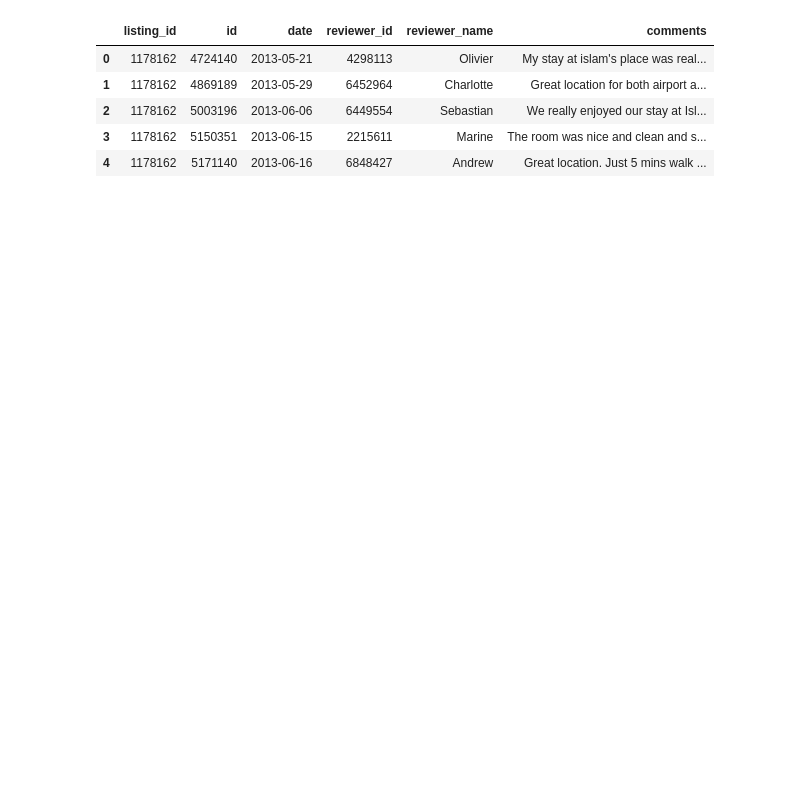
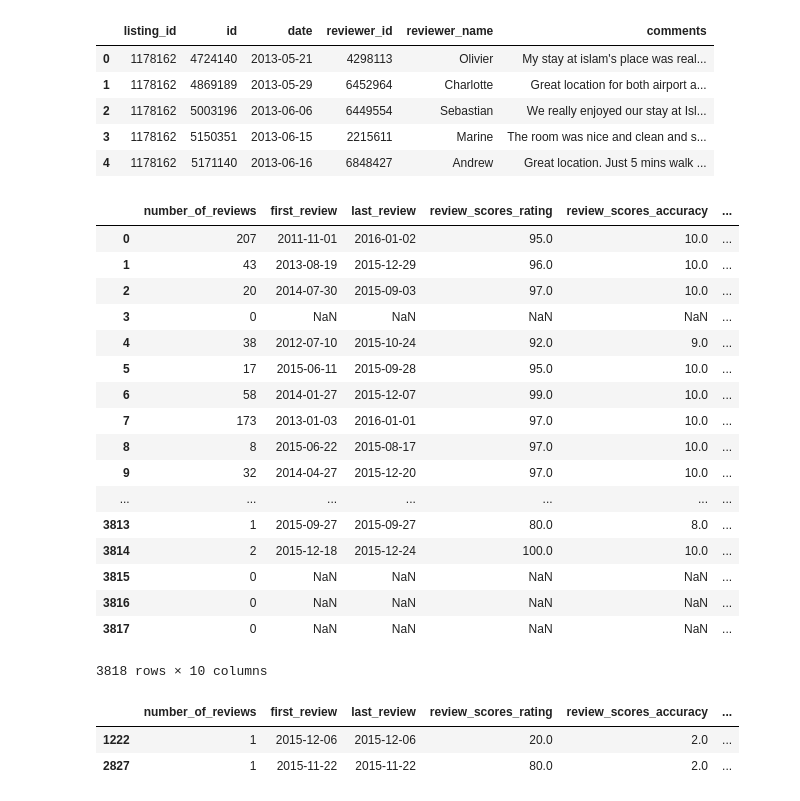
Before and after one commit to hcxie/DS-project-seattle-boston-Airbnb-customer-review-data-anaylsis, a Jupyter notebook: airbnb customer review comments data analysis.ipynb, the cells around one changed output. Drawn from its saved outputs; the diff is of its cells as text; code cells hidden in the pictures; blank space fills up the shorter version.

```diff
--- a/airbnb customer review comments data analysis.ipynb
+++ b/airbnb customer review comments data analysis.ipynb
@@ -156,3 +374,40 @@ boston_reviews.head()
 | 2 | 1178162 | 5003196 | 2013-06-06 | 6449554 | Sebastian | We really enjoyed our stay at Isl... |
 | 3 | 1178162 | 5150351 | 2013-06-15 | 2215611 | Marine | The room was nice and clean and s... |
 | 4 | 1178162 | 5171140 | 2013-06-16 | 6848427 | Andrew | Great location. Just 5 mins walk ... |
+# %%
+seattle_listings=pd.read_csv("seattle/listings.csv")
+# %%
+seattle_listings[['number_of_reviews',
+       'first_review', 'last_review', 'review_scores_rating',
+       'review_scores_accuracy', 'review_scores_cleanliness',
+       'review_scores_checkin', 'review_scores_communication',
+       'review_scores_location', 'review_scores_value']]
+# %% [output]
+|  | number_of_reviews | first_review | last_review | review_scores_rating | review_scores_accuracy | ... |
+| 0 | 207 | 2011-11-01 | 2016-01-02 | 95.0 | 10.0 | ... |
+| 1 | 43 | 2013-08-19 | 2015-12-29 | 96.0 | 10.0 | ... |
+| 2 | 20 | 2014-07-30 | 2015-09-03 | 97.0 | 10.0 | ... |
+| 3 | 0 | NaN | NaN | NaN | NaN | ... |
+| 4 | 38 | 2012-07-10 | 2015-10-24 | 92.0 | 9.0 | ... |
+| 5 | 17 | 2015-06-11 | 2015-09-28 | 95.0 | 10.0 | ... |
+| 6 | 58 | 2014-01-27 | 2015-12-07 | 99.0 | 10.0 | ... |
+| 7 | 173 | 2013-01-03 | 2016-01-01 | 97.0 | 10.0 | ... |
+| 8 | 8 | 2015-06-22 | 2015-08-17 | 97.0 | 10.0 | ... |
+| 9 | 32 | 2014-04-27 | 2015-12-20 | 97.0 | 10.0 | ... |
+| ... | ... | ... | ... | ... | ... | ... |
+| 3813 | 1 | 2015-09-27 | 2015-09-27 | 80.0 | 8.0 | ... |
+| 3814 | 2 | 2015-12-18 | 2015-12-24 | 100.0 | 10.0 | ... |
+| 3815 | 0 | NaN | NaN | NaN | NaN | ... |
+| 3816 | 0 | NaN | NaN | NaN | NaN | ... |
+| 3817 | 0 | NaN | NaN | NaN | NaN | ... |
+3818 rows × 10 columns
+# %%
+seattle_listings[seattle_listings['review_scores_accuracy']==2.][['number_of_reviews',
+       'first_review', 'last_review', 'review_scores_rating',
+       'review_scores_accuracy', 'review_scores_cleanliness',
+       'review_scores_checkin', 'review_scores_communication',
+       'review_scores_location', 'review_scores_value']]
+# %% [output]
+|  | number_of_reviews | first_review | last_review | review_scores_rating | review_scores_accuracy | ... |
+| 1222 | 1 | 2015-12-06 | 2015-12-06 | 20.0 | 2.0 | ... |
+| 2827 | 1 | 2015-11-22 | 2015-11-22 | 80.0 | 2.0 | ... |
```
Also changed, not shown: parts of 48 cells of this notebook, 2 other files.
